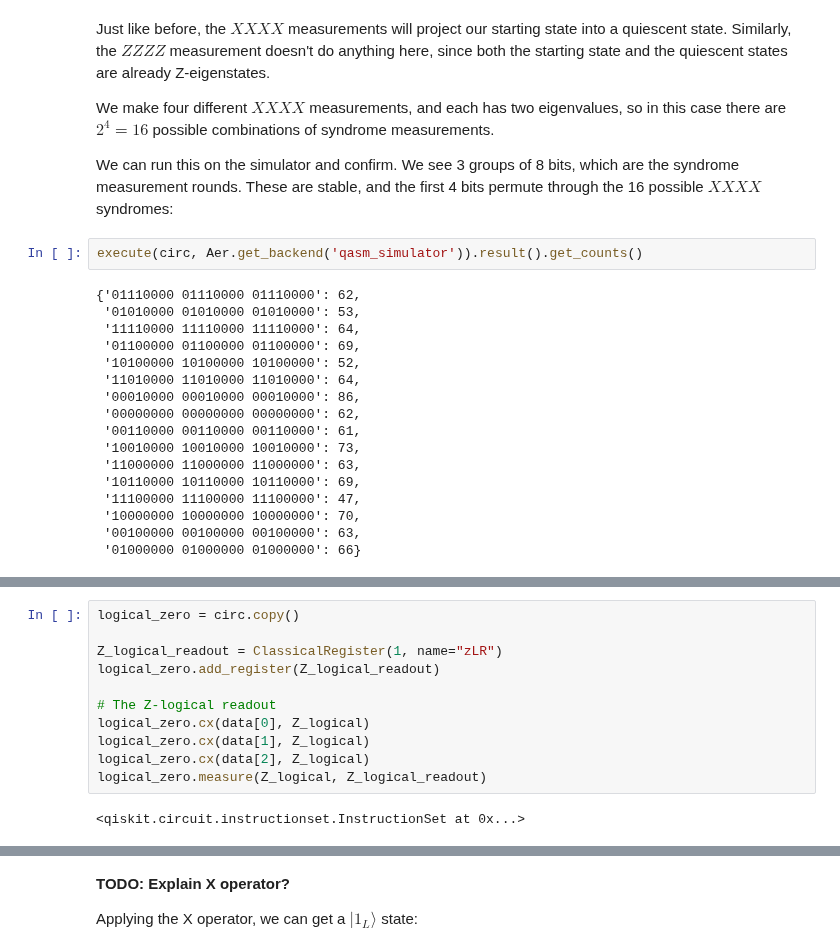
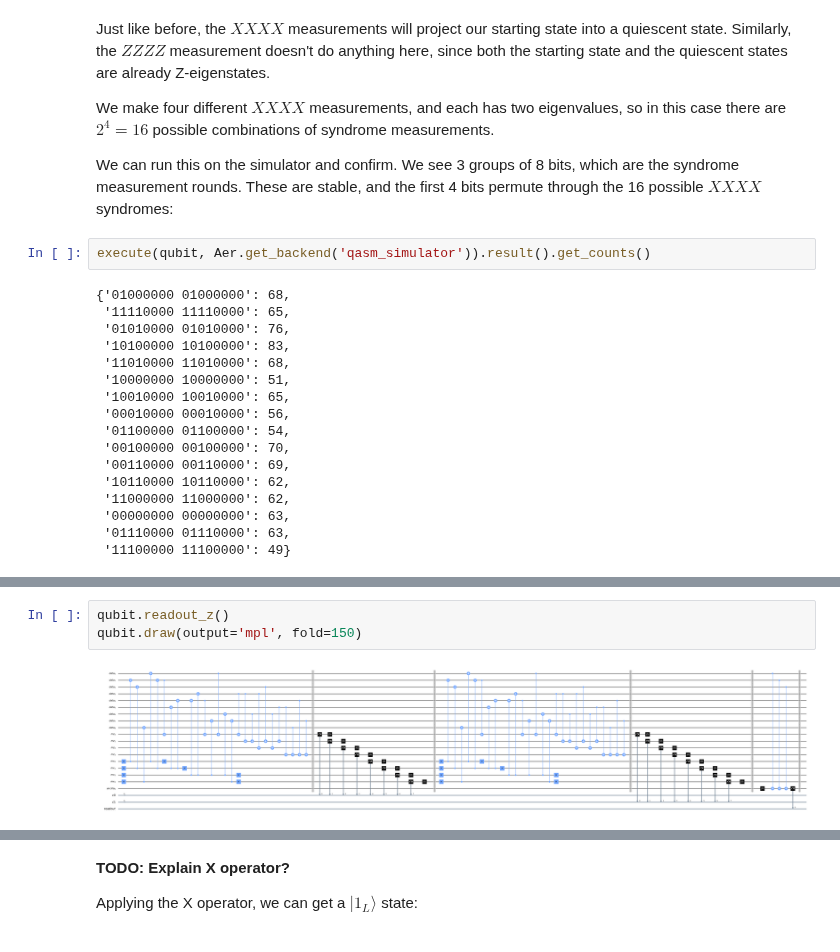
Before and after one commit to yaleqc/qtcodes, a Jupyter notebook: tutorials/1_surface_code_encoding.ipynb, the cells around one changed output, grey strips where cells are left out. Saved outputs shown, nothing was run; the diff lists cells and outputs as text.

Commit message:
Update tutorial with new circuits

```diff
--- a/tutorials/1_surface_code_encoding.ipynb
+++ b/tutorials/1_surface_code_encoding.ipynb
@@ -166,24 +109,24 @@ We make four different $XXXX$ measurements, and each has two eigenvalues, so in
 
 We can run this on the simulator and confirm. We see 3 groups of 8 bits, which are the syndrome measurement rounds. These are stable, and the first 4 bits permute through the 16 possible $XXXX$ syndromes:
 # %%
-execute(circ, Aer.get_backend('qasm_simulator')).result().get_counts()
+execute(qubit, Aer.get_backend('qasm_simulator')).result().get_counts()
 # %% [output]
-{'01110000 01110000 01110000': 62,
- '01010000 01010000 01010000': 53,
- '11110000 11110000 11110000': 64,
- '01100000 01100000 01100000': 69,
- '10100000 10100000 10100000': 52,
- '11010000 11010000 11010000': 64,
- '00010000 00010000 00010000': 86,
- '00000000 00000000 00000000': 62,
- '00110000 00110000 00110000': 61,
- '10010000 10010000 10010000': 73,
- '11000000 11000000 11000000': 63,
- '10110000 10110000 10110000': 69,
- '11100000 11100000 11100000': 47,
- '10000000 10000000 10000000': 70,
- '00100000 00100000 00100000': 63,
- '01000000 01000000 01000000': 66}
+{'01000000 01000000': 68,
+ '11110000 11110000': 65,
+ '01010000 01010000': 76,
+ '10100000 10100000': 83,
+ '11010000 11010000': 68,
+ '10000000 10000000': 51,
+ '10010000 10010000': 65,
+ '00010000 00010000': 56,
+ '01100000 01100000': 54,
+ '00100000 00100000': 70,
+ '00110000 00110000': 69,
+ '10110000 10110000': 62,
+ '11000000 11000000': 62,
+ '00000000 00000000': 63,
+ '01110000 01110000': 63,
+ '11100000 11100000': 49}
 # %% [markdown]
 **TODO: Describe details of logical codespace definition**
 
@@ -197,17 +140,9 @@ http://decodoku.blogspot.com/2016/03/6-toric-code-part-2.html
 </p>
 
 In our circuit, the Z-operator can be picked as any row of data qubits. We choose the top row:
-# %%
-logical_zero = circ.copy()
-
-Z_logical_readout = ClassicalRegister(1, name="zLR")
-logical_zero.add_register(Z_logical_readout)
-
-# The Z-logical readout
-logical_zero.cx(data[0], Z_logical)
-logical_zero.cx(data[1], Z_logical)
-logical_zero.cx(data[2], Z_logical)
-logical_zero.measure(Z_logical, Z_logical_readout)
-# %% [output]
-<qiskit.circuit.instructionset.InstructionSet at 0x...>
+# %%
+qubit.readout_z()
+qubit.draw(output='mpl', fold=150)
+# %% [output]
+[figure, added]
 # %%
```
Also changed, not shown: parts of 29 cells of this notebook.
